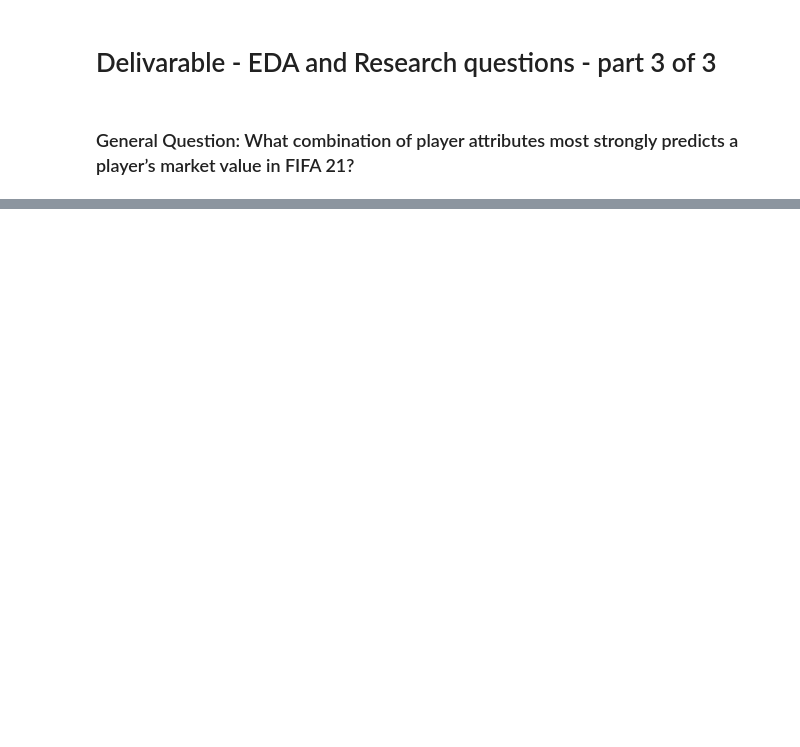
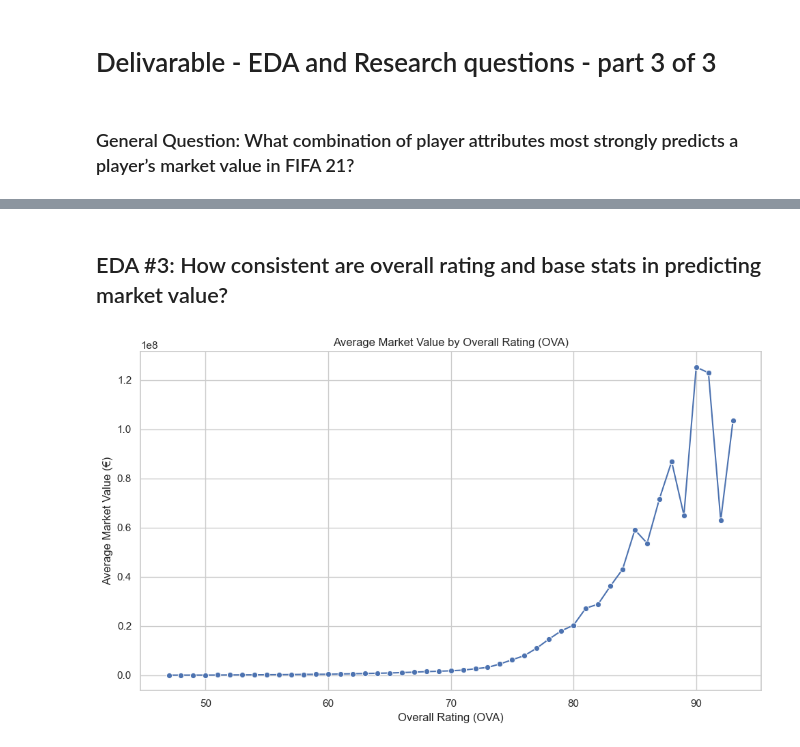
Before and after one commit to QAZYD/eda-repository, a Jupyter notebook: Untitled-1.ipynb, the cells around one changed output, grey strips where cells are left out. Cells and saved outputs as stored; diff of their text form; code cells hidden in the pictures; blank space fills up the shorter version.

```diff
--- a/Untitled-1.ipynb
+++ b/Untitled-1.ipynb
@@ -867,0 +744,14 @@ for skill in top_skills:
+# %% [markdown]
+## EDA #3: How consistent are overall rating and base stats in predicting market value?
+# %%
+ova_grouped = df.groupby('OVA')['value_eur'].mean().reset_index()
+
+plt.figure(figsize=(10, 6))
+sns.lineplot(data=ova_grouped, x='OVA', y='value_eur', marker='o')
+plt.title('Average Market Value by Overall Rating (OVA)')
+plt.xlabel('Overall Rating (OVA)')
+plt.ylabel('Average Market Value (€)')
+plt.tight_layout()
+plt.show()
+# %% [output]
+[figure, added]
```
Also changed, not shown: parts of 29 cells of this notebook.
